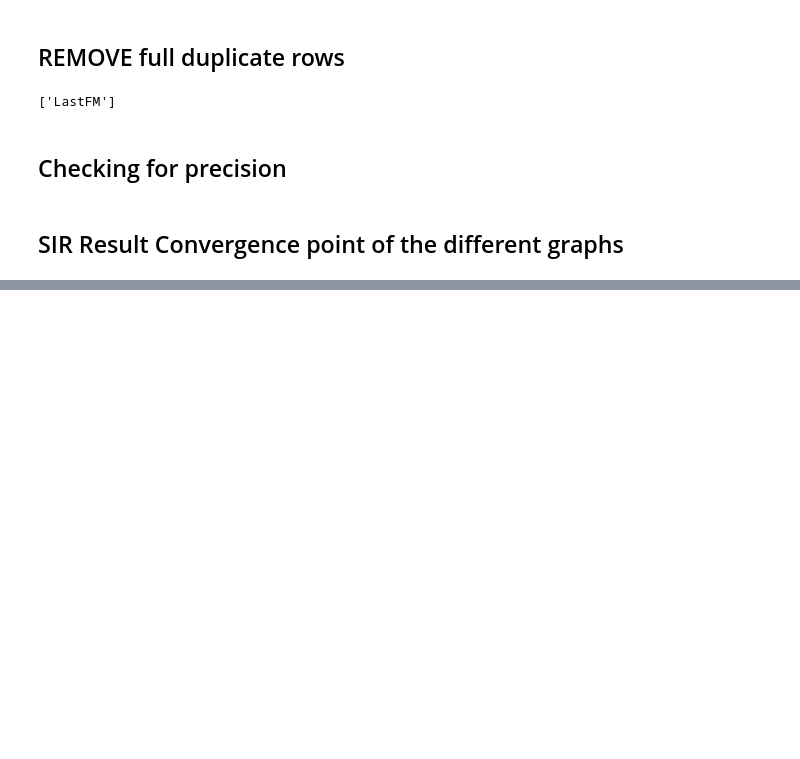
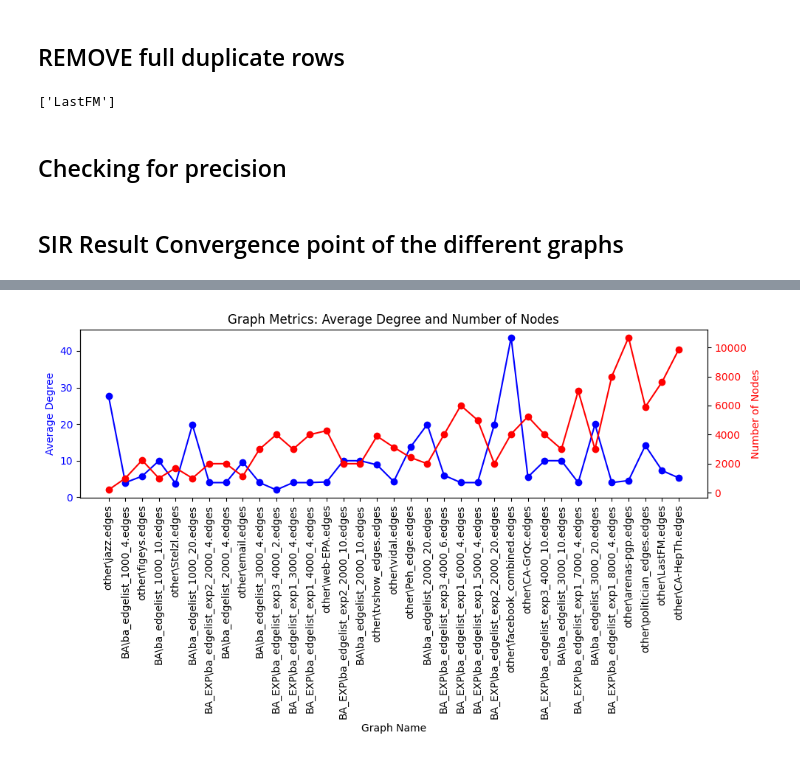
Before and after one commit to neginkheirmand/influential-node-ranking-in-complex-networks, a Jupyter notebook: sir-sim-analisys.ipynb, the cells around one changed output, grey strips where cells are left out. Drawn from its saved outputs; the diff is of its cells as text; code cells hidden in the pictures; blank space fills up the shorter version.

```diff
--- a/sir-sim-analisys.ipynb
+++ b/sir-sim-analisys.ipynb
@@ -520,0 +565,58 @@ if False:
+# %%
+def get_graph_path(g_name):
+    for g in get_graph_paths():
+        if g[1]==g_name:
+            return g[0]
+
+lst = [get_graph_path(g) for g in sorted_data.keys()]
+# %%
+# Function to calculate average degree and number of nodes for a set of graph files
+def calculate_graph_metrics(graph_paths):
+    avg_degrees = []
+    num_nodes = []
+    graph_names = []
+
+    for path in graph_paths:
+        try:
+            # Load graph from edgelist
+            G = nx.read_edgelist(path)
+            # Calculate average degree
+            avg_degree = sum(dict(G.degree()).values()) / G.number_of_nodes()
+            # Append metrics
+            avg_degrees.append(avg_degree)
+            num_nodes.append(G.number_of_nodes())
+            graph_names.append(path.split('/')[-1])  # Extract graph name from path
+        except Exception as e:
+            print(f"Error processing {path}: {e}")
+
+    return graph_names, avg_degrees, num_nodes
+
+
+# Calculate metrics
+graph_names, avg_degrees, num_nodes = calculate_graph_metrics(lst)
+
+# Plot the metrics
+fig, ax1 = plt.subplots(figsize=(10, 6))
+
+# Plot average degree
+ax1.plot(graph_names, avg_degrees, 'o-', color='b', label='Average Degree')
+ax1.set_xlabel('Graph Name')
+ax1.set_ylabel('Average Degree', color='b')
+ax1.tick_params(axis='y', labelcolor='b')
+ax1.set_xticks(range(len(graph_names)))
+ax1.set_xticklabels(graph_names, rotation=90)
+
+# Create a second y-axis for number of nodes
+ax2 = ax1.twinx()
+ax2.plot(graph_names, num_nodes, 'o-', color='r', label='Number of Nodes')
+ax2.set_ylabel('Number of Nodes', color='r')
+ax2.tick_params(axis='y', labelcolor='r')
+
+# Add a title and grid
+plt.title('Graph Metrics: Average Degree and Number of Nodes')
+plt.grid(axis='x', linestyle='--', alpha=0.7)
+fig.tight_layout()
+
+plt.show()
+# %% [output]
+[figure, added]
```
Also changed, not shown: parts of 3 cells of this notebook, 3 other files.
